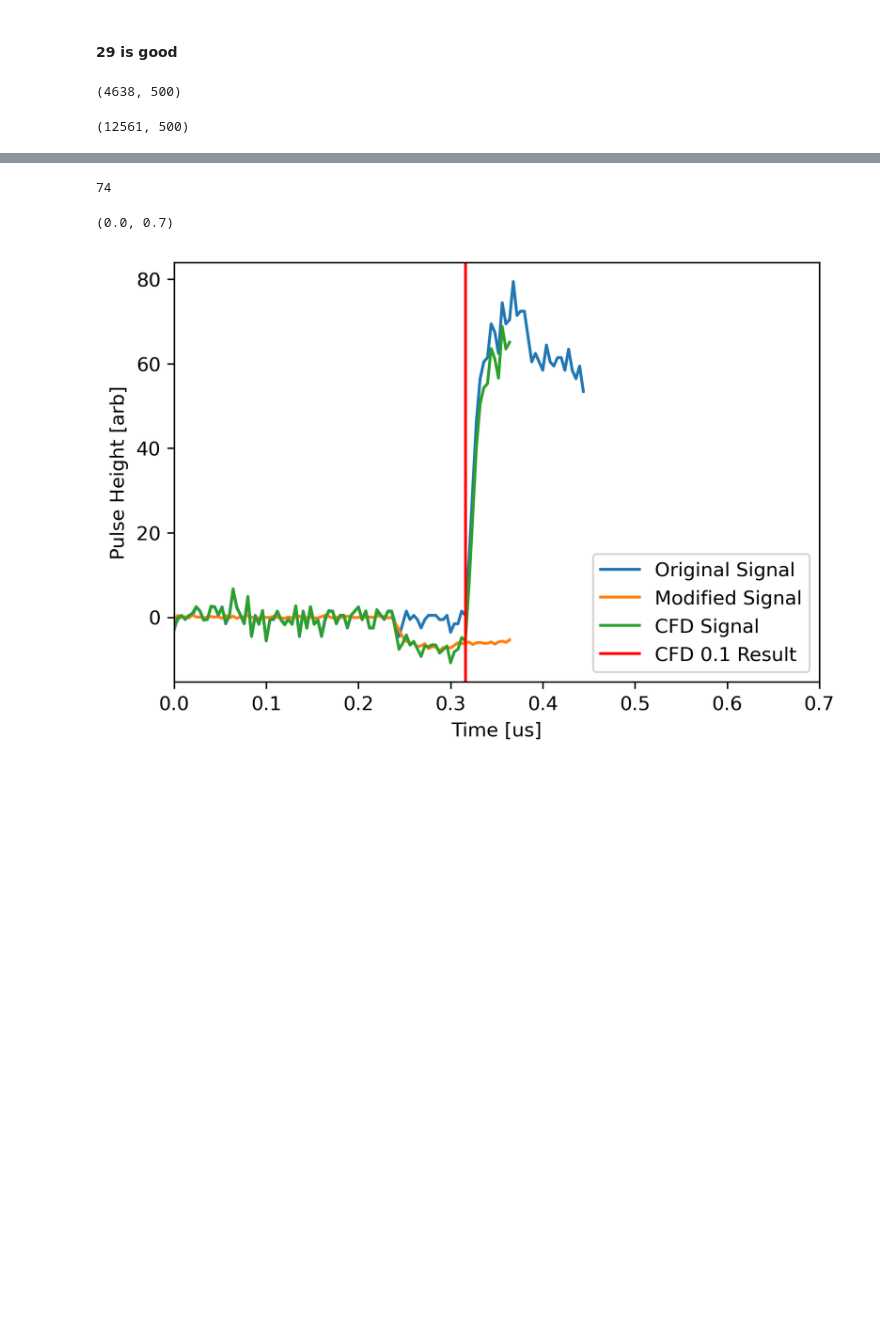
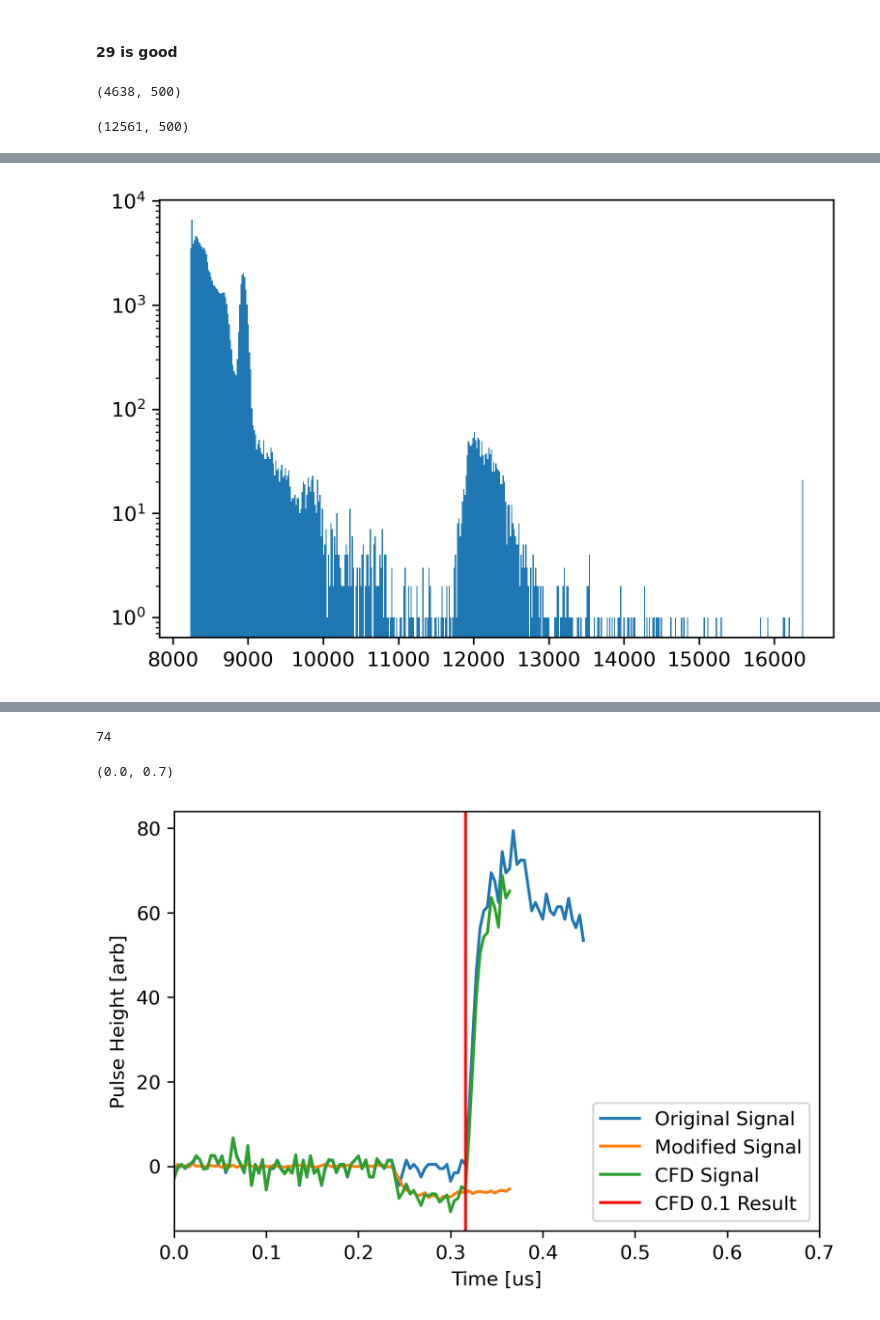
Before and after one commit to cllamb0/NE-204, a Jupyter notebook: Lab-3/NE-204-Lab-3.ipynb, the cells around one changed output, grey strips where cells are left out. Cells and saved outputs as stored; diff of their text form; code cells hidden in the pictures; blank space fills up the shorter version.

```diff
--- a/Lab-3/NE-204-Lab-3.ipynb
+++ b/Lab-3/NE-204-Lab-3.ipynb
@@ -44,0 +79,13 @@ data_cs_new.shape
+# %%
+temp_enes = []
+
+for i in range(len(data)):
+    #if np.max(data[i]) <= 13000:
+    temp_enes.append(np.max(data[i]))
+temp_enes = np.array(temp_enes)
+# %%
+plt.hist(temp_enes, bins=2**9)
+plt.semilogy()
+plt.show()
+# %% [output]
+[figure, added]
```
Also changed, not shown: parts of 12 cells of this notebook.
